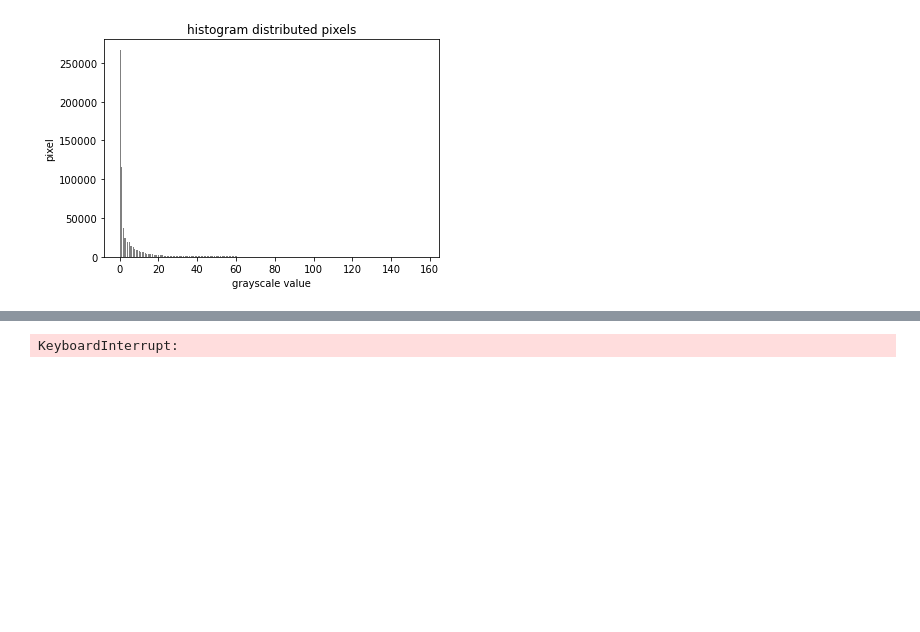
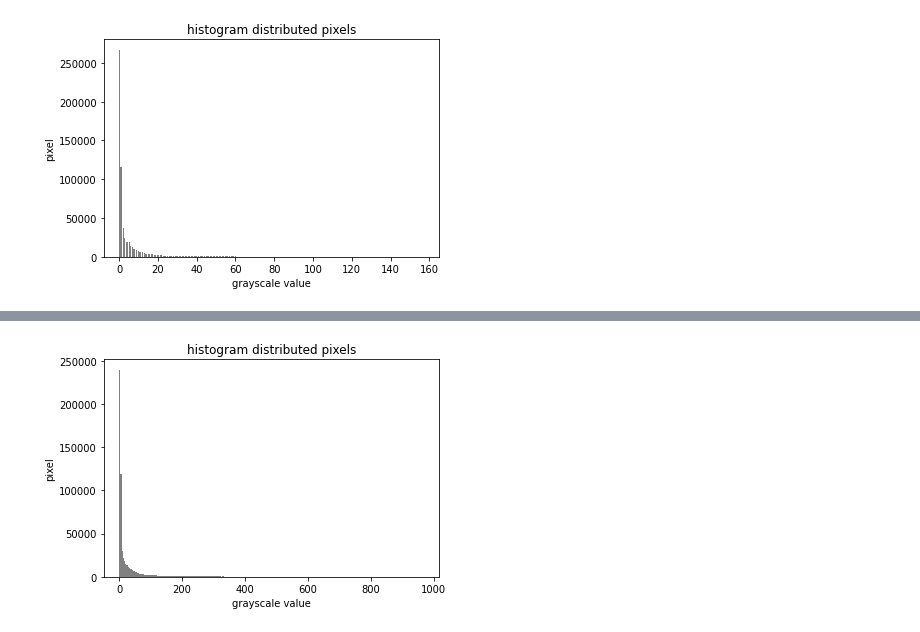
Before and after one commit to yaroslavtsepkov/image-analysis-processing, a Jupyter notebook: 04-diff-gradient-tsepkov-yaroslav.ipynb, the cells around one changed output, grey strips where cells are left out. Drawn from its saved outputs; the diff is of its cells as text; code cells hidden in the pictures; blank space fills up the shorter version.

```diff
--- a/04-diff-gradient-tsepkov-yaroslav.ipynb
+++ b/04-diff-gradient-tsepkov-yaroslav.ipynb
@@ -134 +143,8 @@ def sobel(image: np.ndarray, window_s1: np.ndarray, window_s2: np.ndarray):
+# %%
+def Sobel(image: np.ndarray, windows_s1: np.ndarray, windows_s2: np.ndarray):
+    new_image = np.zeros((image.shape[0],image.shape[1]))
+    s1 = convolution2d(image, window_s1,1,1)
+    s2 = convolution2d(image, window_s2,1,1)
+    new_image = np.sqrt(s1**2+s2**2)
+    return new_image
 # %%
@@ -141,9 +157,11 @@ window_s2 = np.array([[-1,0,1],
                       [-1,0,1]]
                      )
 # %%
-img_sobel = sobel(img, window_s1, window_s2)
+img_sobel = Sobel(img, window_s1, window_s2)
 img_sobel_thresh = threshold_processing(img_sobel, 25)
-# %% [output]
-KeyboardInterrupt:
+# %%
+hist(img_sobel)
+# %% [output]
+[figure, added]
 # %%
 hist(img_sobel_thresh)
```
Also changed, not shown: parts of 12 cells of this notebook.
